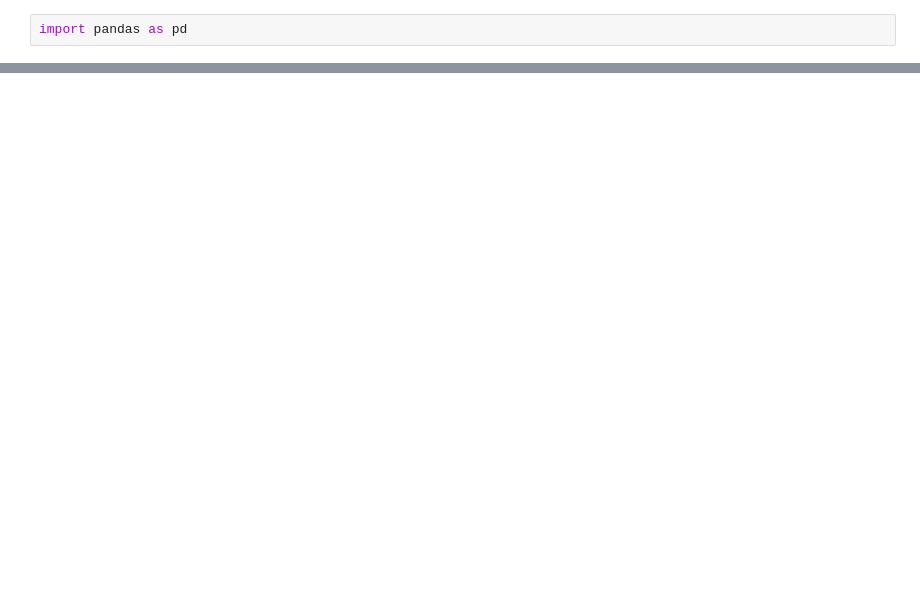
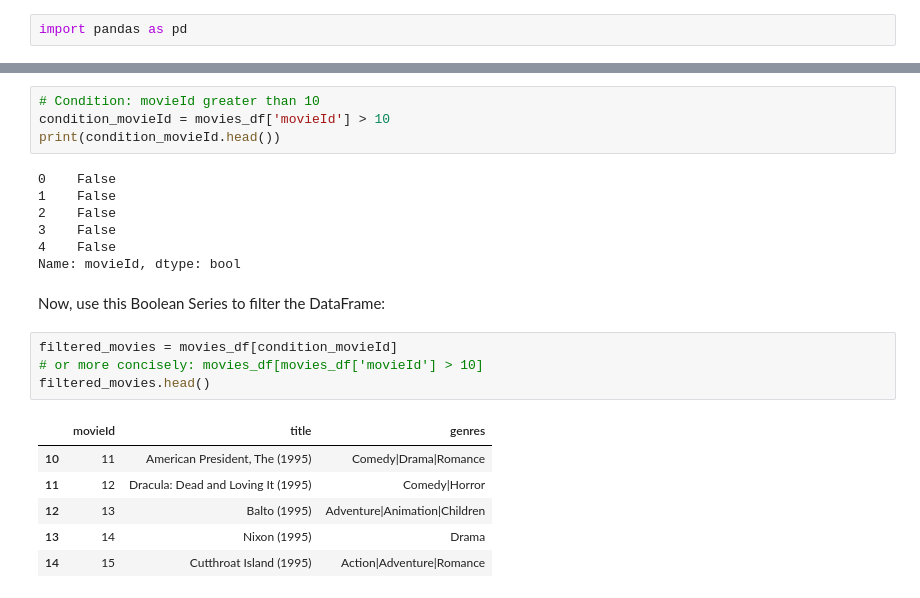
Before and after one commit to NajibMozahem/INSY665, a Jupyter notebook: Session 9.2.ipynb, the cells around one changed output, grey strips where cells are left out. Drawn from its saved outputs; the diff is of its cells as text; blank space fills up the shorter version.

```diff
--- a/Session 9.2.ipynb
+++ b/Session 9.2.ipynb
@@ -285,0 +280,24 @@ else:
+# %%
+# Condition: movieId greater than 10
+condition_movieId = movies_df['movieId'] > 10
+print(condition_movieId.head())
+# %% [output]
+0    False
+1    False
+2    False
+3    False
+4    False
+Name: movieId, dtype: bool
+# %% [markdown]
+Now, use this Boolean Series to filter the DataFrame:
+# %%
+filtered_movies = movies_df[condition_movieId]
+# or more concisely: movies_df[movies_df['movieId'] > 10]
+filtered_movies.head()
+# %% [output]
+|  | movieId | title | genres |
+| 10 | 11 | American President, The (1995) | Comedy|Drama|Romance |
+| 11 | 12 | Dracula: Dead and Loving It (1995) | Comedy|Horror |
+| 12 | 13 | Balto (1995) | Adventure|Animation|Children |
+| 13 | 14 | Nixon (1995) | Drama |
+| 14 | 15 | Cutthroat Island (1995) | Action|Adventure|Romance |
```
Also changed, not shown: parts of 79 cells of this notebook, 2 other files.
